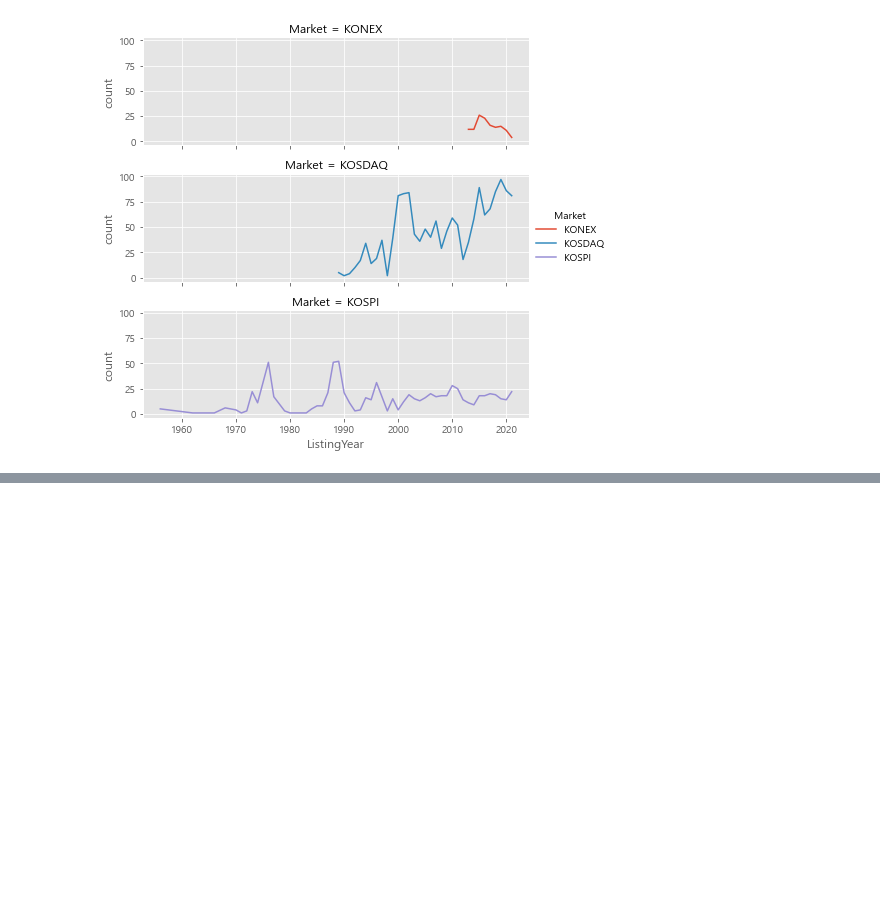
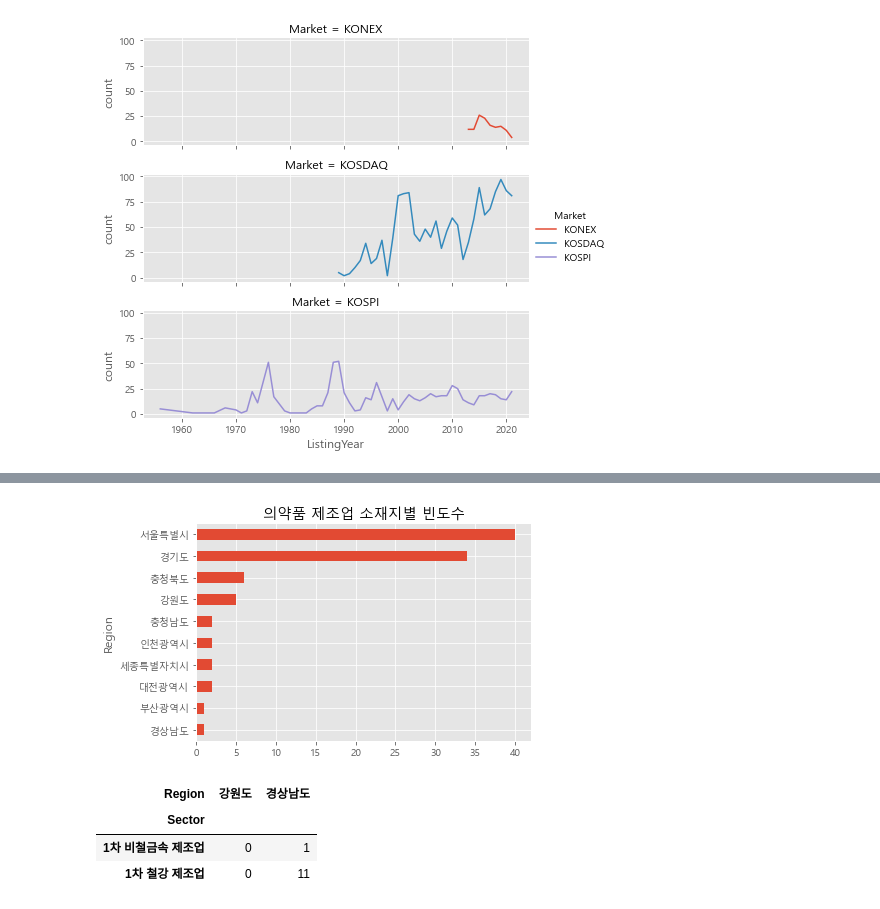
Before and after one commit to ParkSuJeong74/credit_ML, a Jupyter notebook: KRX/KRX_Plot.ipynb, the cells around one changed output, grey strips where cells are left out. Saved outputs shown, nothing was run; the diff lists cells and outputs as text; code cells hidden in the pictures; blank space fills up the shorter version.

```diff
--- a/KRX/KRX_Plot.ipynb
+++ b/KRX/KRX_Plot.ipynb
@@ -221,0 +423,13 @@ g=sns.relplot(data=df_market_year, x="ListingYear", y="count", hue="Market",
+# %%
+drug = df_sr.loc["의약품 제조업"]
+g=drug[drug > 0].sort_values().plot.barh(title="의약품 제조업 소재지별 빈도수")
+# %% [output]
+[figure, added]
+# %%
+# 번호로 가져오기 : iloc
+df_sr.iloc[[0,1],[0,2]]
+# %% [output]
+| Region | 강원도 | 경상남도 |
+| Sector |  |  |
+| 1차 비철금속 제조업 | 0 | 1 |
+| 1차 철강 제조업 | 0 | 11 |
```
Also changed, not shown: parts of 27 cells of this notebook.
